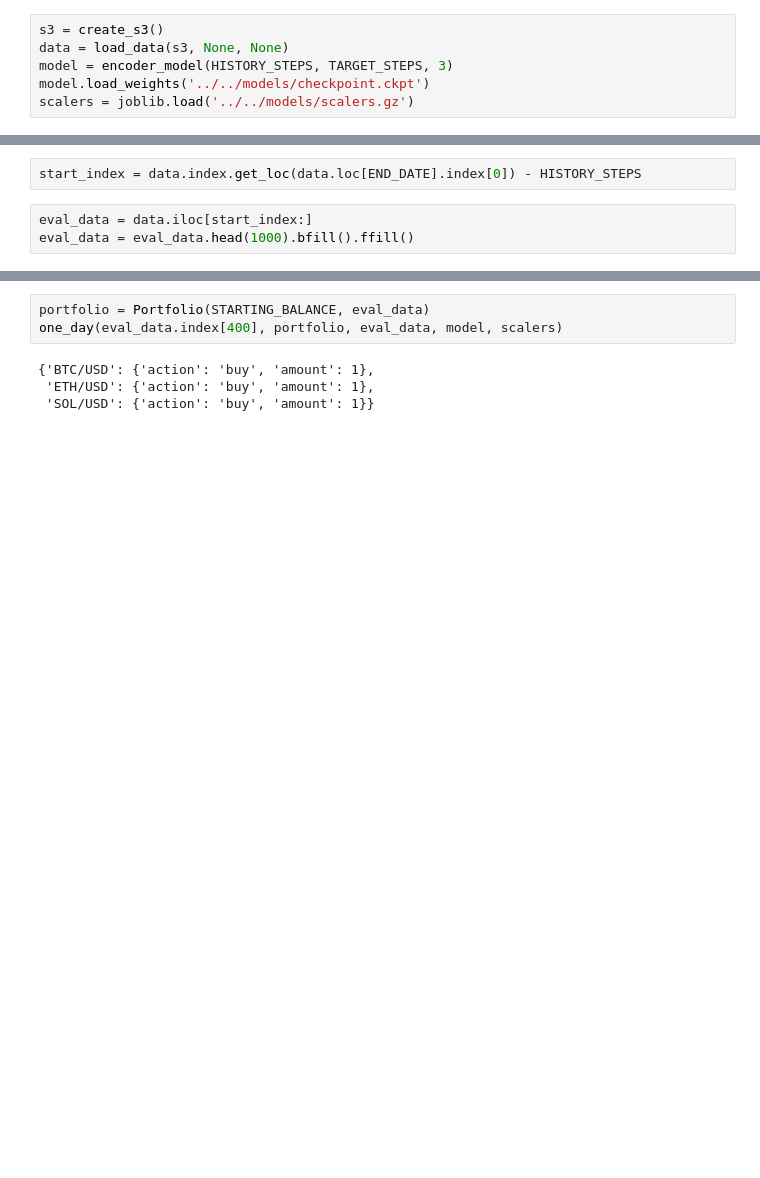
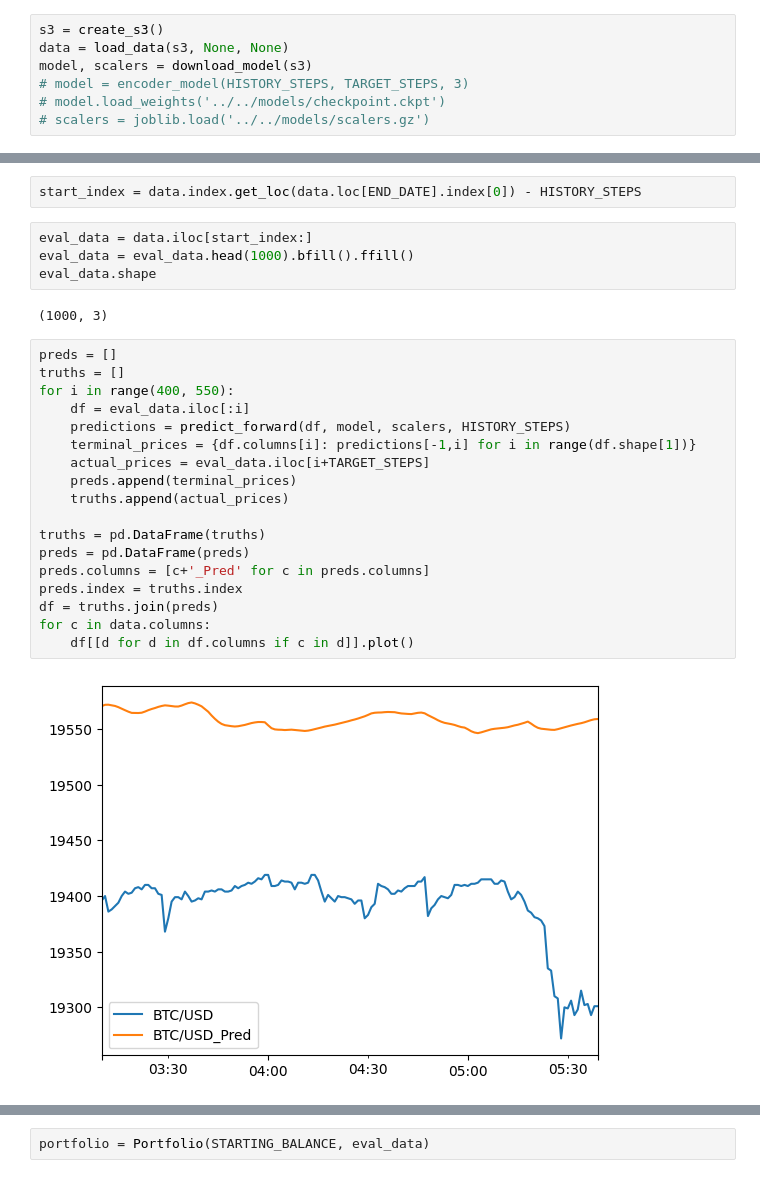
Before and after one commit to lkleinbrodt/auctioneer, a Jupyter notebook: src/notebook.ipynb, the cells around one changed output, grey strips where cells are left out. Cells and saved outputs as stored; diff of their text form; blank space fills up the shorter version.

```diff
--- a/src/notebook.ipynb
+++ b/src/notebook.ipynb
@@ -13,7 +13,8 @@ STARTING_BALANCE = 100_000
 # %%
 s3 = create_s3()
 data = load_data(s3, None, None)
-model = encoder_model(HISTORY_STEPS, TARGET_STEPS, 3)
-model.load_weights('../../models/checkpoint.ckpt')
-scalers = joblib.load('../../models/scalers.gz')
+model, scalers = download_model(s3)
+# model = encoder_model(HISTORY_STEPS, TARGET_STEPS, 3)
+# model.load_weights('../../models/checkpoint.ckpt')
+# scalers = joblib.load('../../models/scalers.gz')
 # %% [output]
@@ -80,3 +80,26 @@ start_index = data.index.get_loc(data.loc[END_DATE].index[0]) - HISTORY_STEPS
 # %%
 eval_data = data.iloc[start_index:]
 eval_data = eval_data.head(1000).bfill().ffill()
+eval_data.shape
+# %% [output]
+(1000, 3)
+# %%
+preds = []
+truths = []
+for i in range(400, 550):
+    df = eval_data.iloc[:i]
+    predictions = predict_forward(df, model, scalers, HISTORY_STEPS)
+    terminal_prices = {df.columns[i]: predictions[-1,i] for i in range(df.shape[1])}
+    actual_prices = eval_data.iloc[i+TARGET_STEPS]
+    preds.append(terminal_prices)
+    truths.append(actual_prices)
+
+truths = pd.DataFrame(truths)
+preds = pd.DataFrame(preds)
+preds.columns = [c+'_Pred' for c in preds.columns]
+preds.index = truths.index
+df = truths.join(preds)
+for c in data.columns:
+    df[[d for d in df.columns if c in d]].plot()
+# %% [output]
+[figure, added]
@@ -83,10 +108,5 @@ eval_data = eval_data.head(1000).bfill().ffill()
 # %%
 portfolio = Portfolio(STARTING_BALANCE, eval_data)
-one_day(eval_data.index[400], portfolio, eval_data, model, scalers)
-# %% [output]
-{'BTC/USD': {'action': 'buy', 'amount': 1},
- 'ETH/USD': {'action': 'buy', 'amount': 1},
- 'SOL/USD': {'action': 'buy', 'amount': 1}}
 # %%
 x = backtest(eval_data, model, scalers)
 # %% [output]
```
Also changed, not shown: parts of 8 cells of this notebook, 2 other files.
